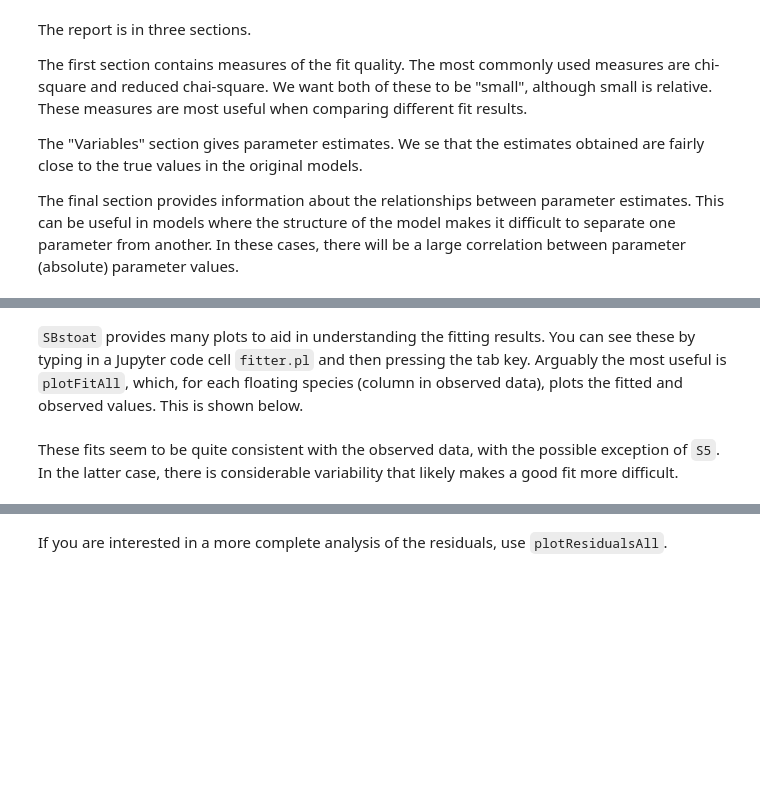
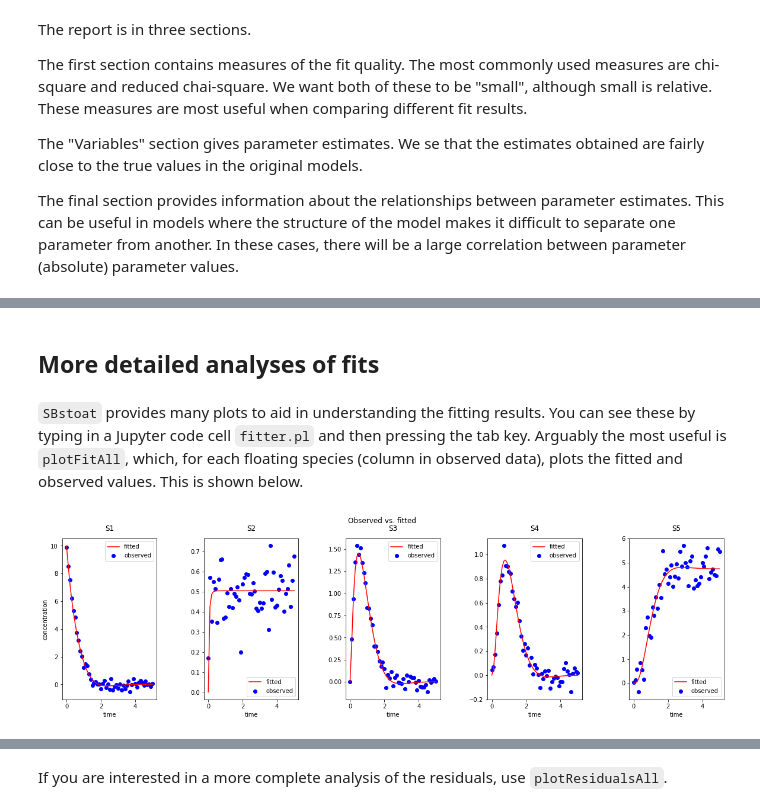
Before and after one commit to ModelEngineering/BIOEN-437, a Jupyter notebook: Lectures/Parameter-Fitting/pf_part_4_complete_example.ipynb, the cells around one changed output, grey strips where cells are left out. Saved outputs shown, nothing was run; the diff lists cells and outputs as text; code cells hidden in the pictures; blank space fills up the shorter version.

```diff
--- a/Lectures/Parameter-Fitting/pf_part_4_complete_example.ipynb
+++ b/Lectures/Parameter-Fitting/pf_part_4_complete_example.ipynb
@@ -78,8 +139,8 @@ The description of the paarameters is done using a python dictionary, as shown b
 # %%
 # Name, minimal value, initial value, and maximum value of each parameter
-LINEAR_PATHWAY_PARAMETERS = [
-    SBstoat.Parameter("k1", lower=1, value=50, upper=100),
-    SBstoat.Parameter("k2", lower=1, value=50, upper=100),
-    SBstoat.Parameter("k3", lower=1, value=50, upper=100),
-    SBstoat.Parameter("k4", lower=1, value=50, upper=100),
+PARAMETERS = [
+    SBstoat.Parameter("k1", lower=1, value=5, upper=10),
+    SBstoat.Parameter("k2", lower=1, value=5, upper=10),
+    SBstoat.Parameter("k3", lower=1, value=5, upper=10),
+    SBstoat.Parameter("k4", lower=1, value=5, upper=10),
 ]
@@ -100,0 +160,5 @@ print(fitter.reportFit())
+# %%
+fitter1 = ModelFitter(MODEL2, OBSERVED_TS, parametersToFit=PARAMETERS,
+                    fitterMethods=["differential_evolution"])
+fitter1.fitModel()
+print(fitter1.reportFit())
@@ -114,10 +221,11 @@ In these cases, there will be a large correlation between parameter (absolute) p
+# %% [markdown]
+## More detailed analyses of fits
 # %% [markdown]
 ``SBstoat`` provides many plots to aid in understanding the fitting results.
 You can see these by typing in a Jupyter code cell ``fitter.pl`` and then pressing the tab key.
 Arguably the most useful is ``plotFitAll``, which, for each floating species (column in observed data), plots the fitted and observed values.
 This is shown below.
 # %%
-fitter.plotFitAll(figsize=(20, 5), numCol=5, color=["red", "blue"], titlePosition=(0.5, 1.05))
+fitter1.plotFitAll(figsize=(20, 5), numCol=5, color=["red", "blue"], titlePosition=(0.5, 1.05))
+# %% [output]
+[figure, added]
-# %% [markdown]
-These fits seem to be quite consistent with the observed data, with the possible exception of ``S5``.
-In the latter case, there is considerable variability that likely makes a good fit more difficult.
```
Also changed, not shown: parts of 46 cells of this notebook, 2 other files.
